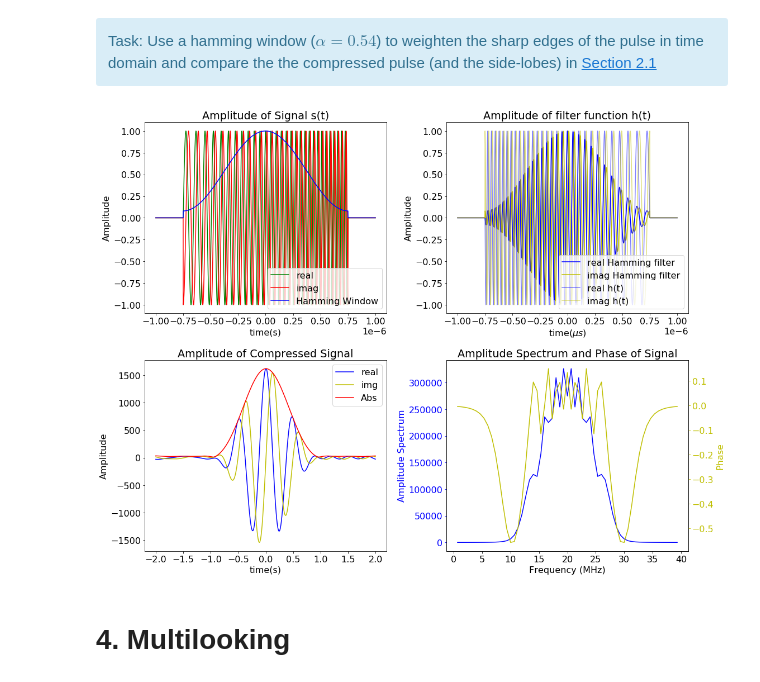
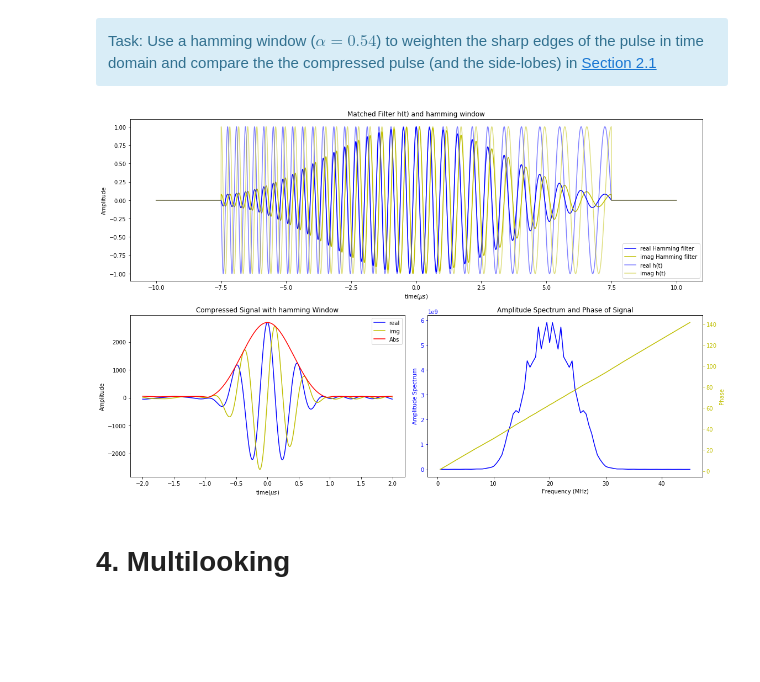
Before and after one commit to AzimuthLI/SAR_Introduction, a Jupyter notebook: Exercise_1-1D_Data.ipynb, the cells around one changed output. Drawn from its saved outputs; the diff is of its cells as text; code cells hidden in the pictures; blank space fills up the shorter version.

```diff
--- a/Exercise_1-1D_Data.ipynb
+++ b/Exercise_1-1D_Data.ipynb
@@ -121,3 +85,13 @@ f_phi_filter = np.where((freq_h>f0_phi)&(freq_h<f1))
+# %%
+s = chirped_pulse(t, w0, bc, tau)
+s_fft = fft(s[np.where(s!=0)], n=N) * N
+
+h = np.conj(np.flip(s))
+h_fft = fft(h[np.where(h!=0)], n=N) * N
+
+f = fftfreq(s_fft.size, d = dt)
+frange = np.where((f>fmin)&(f<fmax))
+fphi_range = np.where((f>fphi)&(f<fmax))
 # %% [markdown]
 <div class="alert alert-info">
 Task: Plot the signal and matched filter in time and frequency domain.
@@ -267,71 +239,73 @@ def hamming_window(t, alpha, tau):
 alp = 0.54
 
 hw = hamming_window(t, alp, tau)
-hh = m_filter.flatten() * hw
+hh = h.flatten() * hw
 
-hammed = np.convolve(signal.flatten(), hh, 'same')
-hammed_f = signal_f * fft(hh[np.where(signal.flatten()!=0)])
+cs_hm = np.convolve(s.flatten(), hh, 'same')
+cs_hm_fft = s_fft * fft(hh[np.where(hh!=0)], n=N)
 # %%
-fig = plt.figure(figsize=(16, 12))
+fig = plt.figure(figsize=(16, 10))
 
-# Plot signal in time domain
-ax1 = fig.add_subplot(221)
-ax1.plot(t, np.real(signal), 'g', label='real')
-ax1.plot(t, np.imag(signal), 'r', label='imag')
-ax1.plot(t, hw, 'b', label='Hamming Window')
-ax1.legend(loc='lower right')
-ax1.set_title('Amplitude of Signal s(t)')
-ax1.set_xlabel('time(s)')
-ax1.set_ylabel('Amplitude')
-ax1.ticklabel_format(axis='x', style='sci', scilimits=(-3,4))
+# # Plot signal in time domain
+# ax1 = fig.add_subplot(221)
+# ax1.plot(t, np.real(signal), 'g', label='real')
+# ax1.plot(t, np.imag(signal), 'r', label='imag')
+# ax1.plot(t, hw, 'b', label='Hamming Window')
+# ax1.legend(loc='lower right')
+# ax1.set_title('Amplitude of Signal s(t)')
+# ax1.set_xlabel('time(s)')
+# ax1.set_ylabel('Amplitude')
+# ax1.ticklabel_format(axis='x', style='sci', scilimits=(-3,4))
 
 # Plot signal in frequency domain
-ax2 = fig.add_subplot(222)
-# ax2 = ax1.twinx()
-ax2.plot(t, np.real(hh), 'b', label='real Hamming filter')
-ax2.plot(t, np.imag(hh), 'y', label='imag Hamming filter')
-ax2.plot(t, np.real(m_filter), 'b', label='real h(t)', alpha=.5)
-ax2.plot(t, np.imag(m_filter), 'y', label='imag h(t)', alpha=.5)
+# ax2 = fig.add_subplot(221)
+ax2 = plt.subplot2grid((2,2), (0,0), colspan=2)
+ax2.plot(t/1e-7, np.real(hh), 'b', label='real Hamming filter')
+ax2.plot(t/1e-7, np.imag(hh), 'y', label='imag Hamming filter')
+ax2.plot(t/1e-7, np.real(h), 'b', label='real h(t)', alpha=.5)
+ax2.plot(t/1e-7, np.imag(h), 'y', label='imag h(t)', alpha=.5)
 ax2.legend(loc='lower right')
-ax2.set_title('Amplitude of filter function h(t)')
+ax2.set_title('Matched Filter h(t) and hamming window')
 ax2.set_xlabel('time($\mu s$)')
 ax2.set_ylabel('Amplitude')
 ax2.ticklabel_format(axis='x', style='sci', scilimits=(-3,4))
 
 
 t_interval = [-0.2e-6, 0.2e-6]
 st = np.where(t_interval[0] < t)[0].min()
 sp = np.where(t_interval[1] < t)[0].min()
 
-ax3 = fig.add_subplot(223)
-ax3.plot(t[st:sp]/1e-7, np.real(hammed)[st:sp], 'b', label='real')
-ax3.plot(t[st:sp]/1e-7, np.imag(hammed)[st:sp], 'y', label='img')
-ax3.plot(t[st:sp]/1e-7, np.abs(hammed)[st:sp], 'r', label='Abs')
+# ax3 = fig.add_subplot(223)
+ax3 = plt.subplot2grid((2,2), (1,0))
+ax3.plot(t[st:sp]/1e-7, np.real(cs_hm)[st:sp], 'b', label='real')
+ax3.plot(t[st:sp]/1e-7, np.imag(cs_hm)[st:sp], 'y', label='img')
+ax3.plot(t[st:sp]/1e-7, np.abs(cs_hm)[st:sp], 'r', label='Abs')
 # ax.ylim([-2000, 4000])
-ax3.set_xlabel('time(s)')
+ax3.set_xlabel('time($\mu s$)')
 ax3.set_ylabel('Amplitude')
 ax3.legend()
-ax3.set_title('Amplitude of Compressed Signal')
+ax3.set_title('Compressed Signal with hamming Window')
 
 # Plot signal in frequency domain
-ax4 = fig.add_subplot(224)
-# ax2 = ax1.twinx()
-ax4.plot(freq_s[f_signal]/1e6, np.abs(hammed_f)[f_signal], 'b')
+# ax4 = fig.add_subplot(224)
+ax4 = plt.subplot2grid((2,2), (1,1))
+ax4.plot(f[frange]/1e6, np.abs(cs_hm_fft)[frange], 'b')
+# ax4.plot(f[frange]/1e6, np.abs(cs_fft)[frange], 'b', alpha=.5)
 ax4.set_title('Amplitude Spectrum and Phase of Signal')
 ax4.set_xlabel('Frequency (MHz)')
 ax4.set_ylabel('Amplitude Spectrum', color='b')
 ax4.tick_params('y', colors='b')
 
 ax44 = ax4.twinx()
-ax44.plot(freq_s[f_signal]/1e6, np.unwrap(np.angle(hammed_f))[f_signal], 'y', label='imag')
+ax44.plot(f[frange]/1e6, np.unwrap(np.angle(cs_hm_fft))[frange], 'y', label='imag')
 ax44.set_ylabel('Phase', color='y')
 ax44.tick_params('y', colors='y')
 
 
 # Layout
 plt.tight_layout()
 # %% [output]
-[figure, old version]
+[figure, new version]
 # %% [markdown]
 # 4. Multilooking
 # %% [markdown]
```
Also changed, not shown: parts of 25 cells of this notebook, 1 other file.
